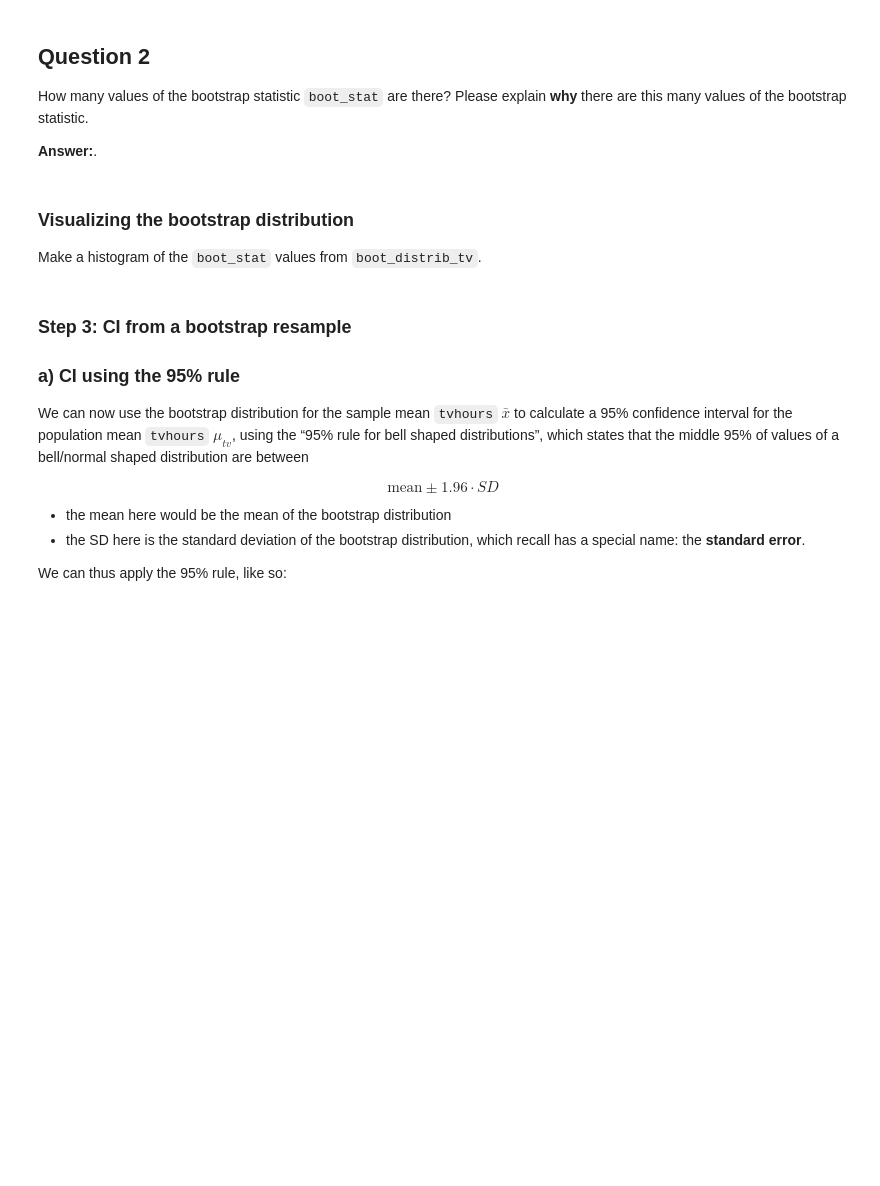
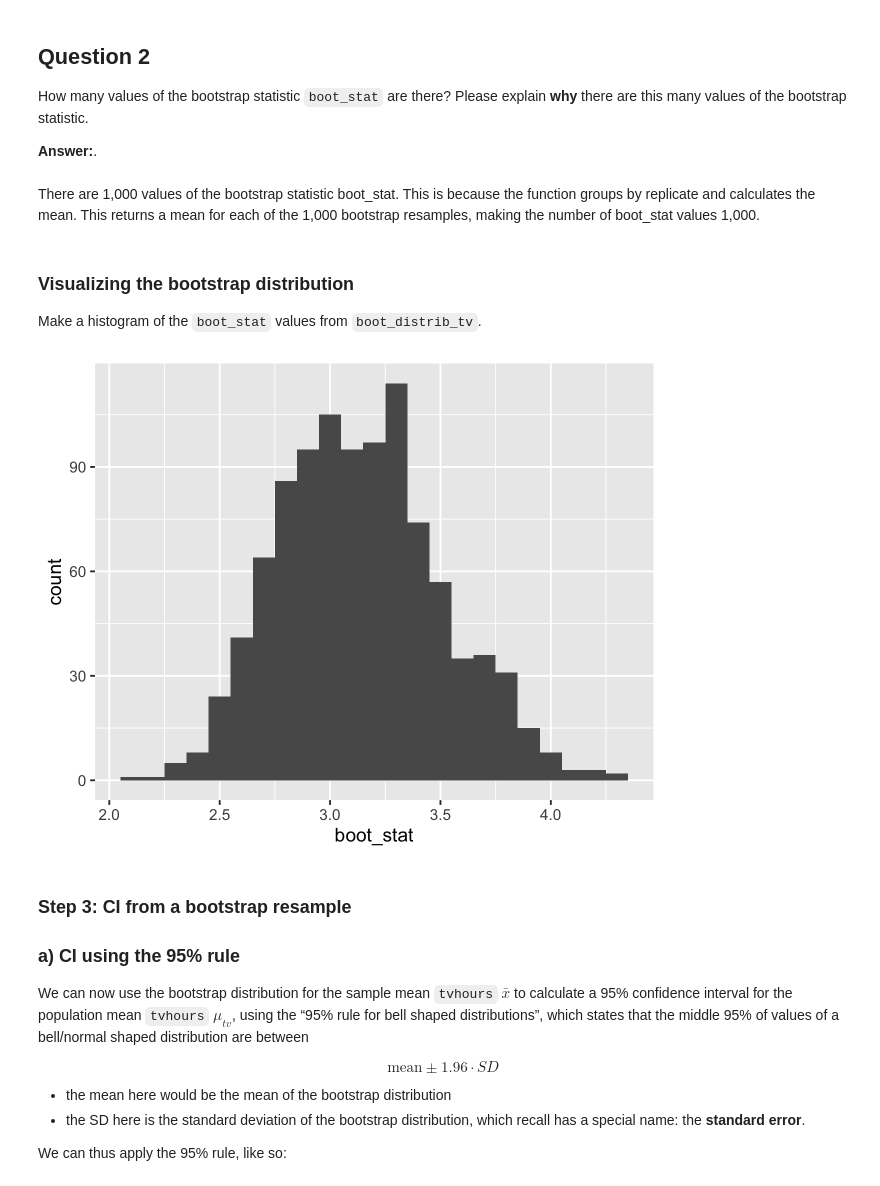
Before and after one commit to evandevine1/a07, a Jupyter notebook: assignment8.ipynb, the cells around one changed output. Saved outputs shown, nothing was run; the diff lists cells and outputs as text; code cells hidden in the pictures; blank space fills up the shorter version.

```diff
--- a/assignment8.ipynb
+++ b/assignment8.ipynb
@@ -150,10 +160,17 @@ How many values of the bootstrap statistic `boot_stat` are there? Please
 explain **why** there are this many values of the bootstrap statistic.
 
 **Answer:**.
+# %% [markdown]
+There are 1,000 values of the bootstrap statistic boot_stat. This is because the function groups by replicate and calculates the mean. This returns a mean for each of the 1,000 bootstrap resamples, making the number of boot_stat values 1,000.
 # %% [markdown]
 ### Visualizing the bootstrap distribution
 
 Make a histogram of the `boot_stat` values from `boot_distrib_tv`.
+# %%
+ggplot(data = boot_distrib_tv, aes(x = boot_stat)) +
+    geom_histogram(binwidth = 0.1)
+# %% [output]
+[figure, added]
 # %% [markdown]
 ### Step 3: CI from a bootstrap resample
 
```
Also changed, not shown: parts of 19 cells of this notebook.
